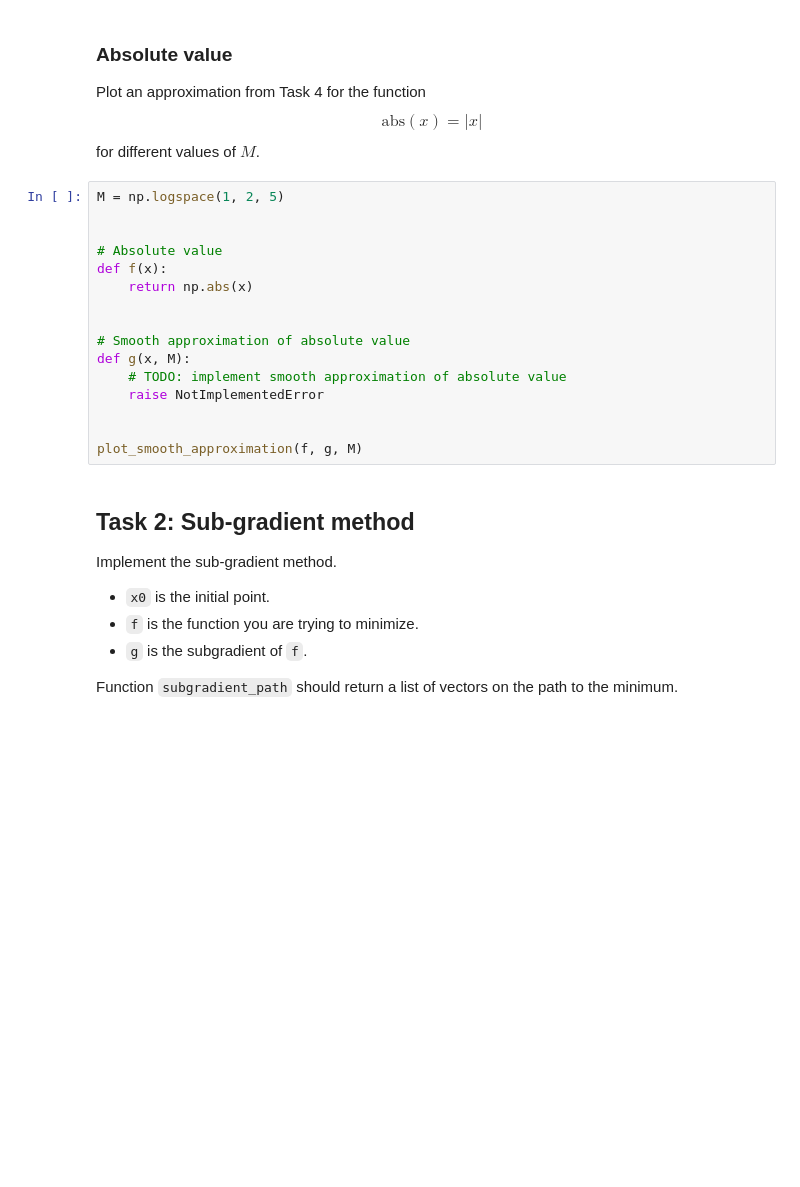
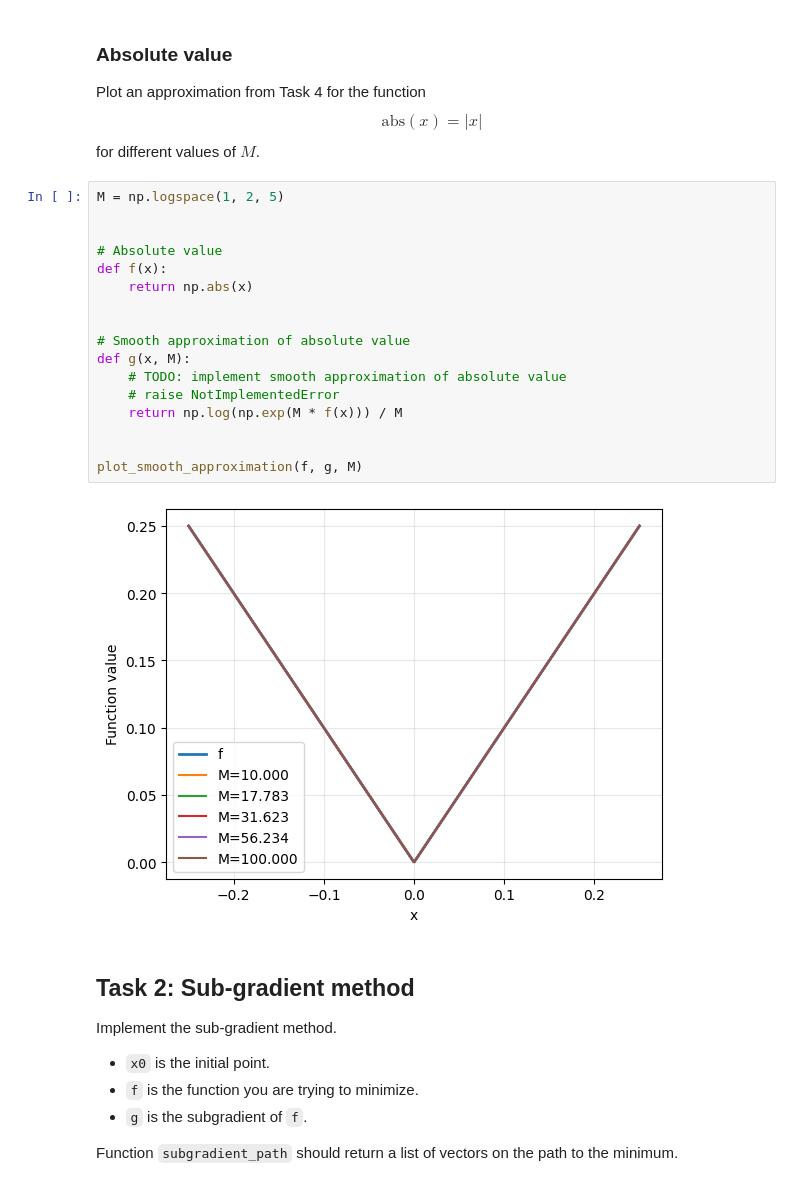
Before and after one commit to marekd6/OML, a Jupyter notebook: subgradient-method.ipynb, the cells around one changed output. Saved outputs shown, nothing was run; the diff lists cells and outputs as text; blank space fills up the shorter version.

```diff
--- a/subgradient-method.ipynb
+++ b/subgradient-method.ipynb
@@ -225,19 +215,22 @@ for different values of $M$.
 # %%
 M = np.logspace(1, 2, 5)
 
 
 # Absolute value
 def f(x):
     return np.abs(x)
 
 
 # Smooth approximation of absolute value
 def g(x, M):
     # TODO: implement smooth approximation of absolute value
-    raise NotImplementedError
+    # raise NotImplementedError
+    return np.log(np.exp(M * f(x))) / M
 
 
 plot_smooth_approximation(f, g, M)
+# %% [output]
+[figure, added]
 # %% [markdown]
 ## Task 2: Sub-gradient method
 
```
Also changed, not shown: parts of 2 cells of this notebook.
